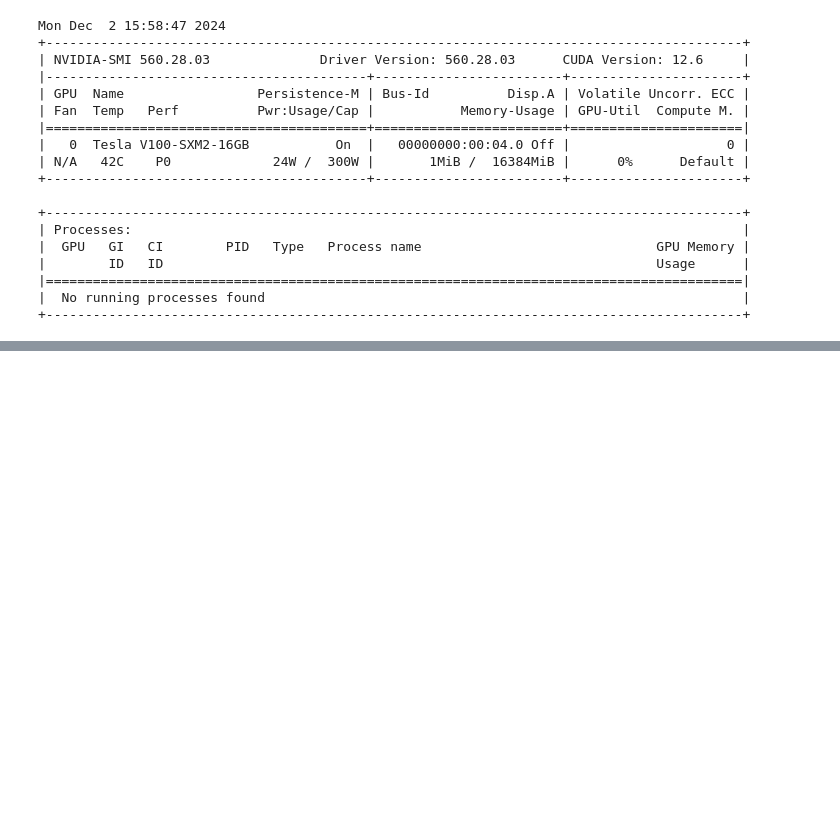
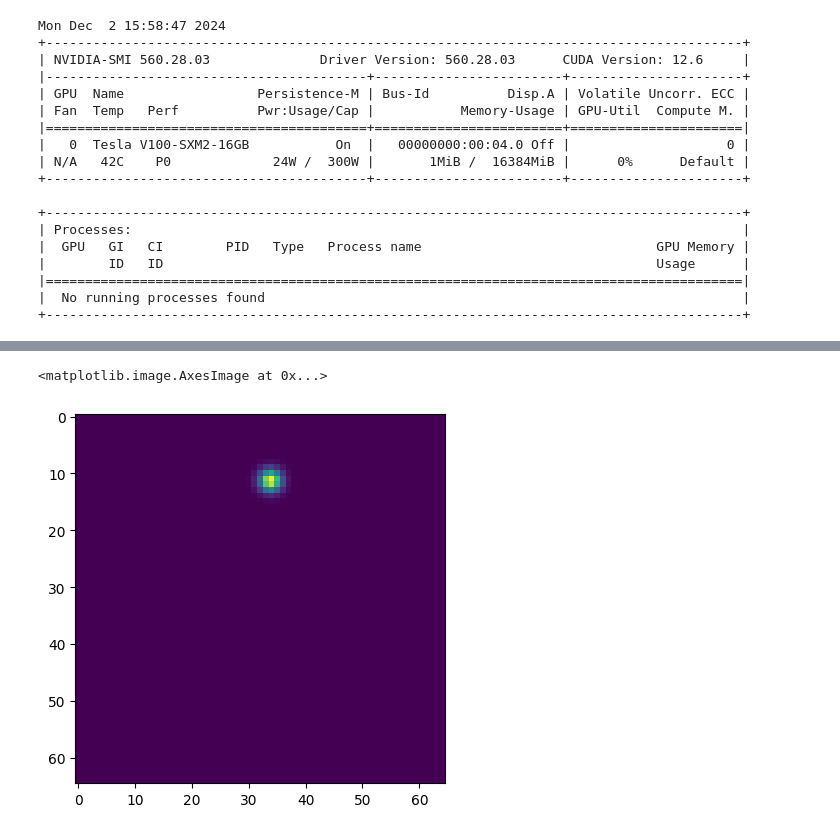
Before and after one commit to harsh-sutariya/dl_proj, a Jupyter notebook: Untitled.ipynb, the cells around one changed output, grey strips where cells are left out. Cells and saved outputs as stored; diff of their text form; code cells hidden in the pictures; blank space fills up the shorter version.

```diff
--- a/Untitled.ipynb
+++ b/Untitled.ipynb
@@ -130,0 +173,5 @@ Mon Dec  2 15:58:47 2024
+# %%
+plt.imshow(data.states[0,0,0])
+# %% [output]
+<matplotlib.image.AxesImage at 0x...>
+[figure, added]
```
Also changed, not shown: parts of 19 cells of this notebook, 2 other files.
